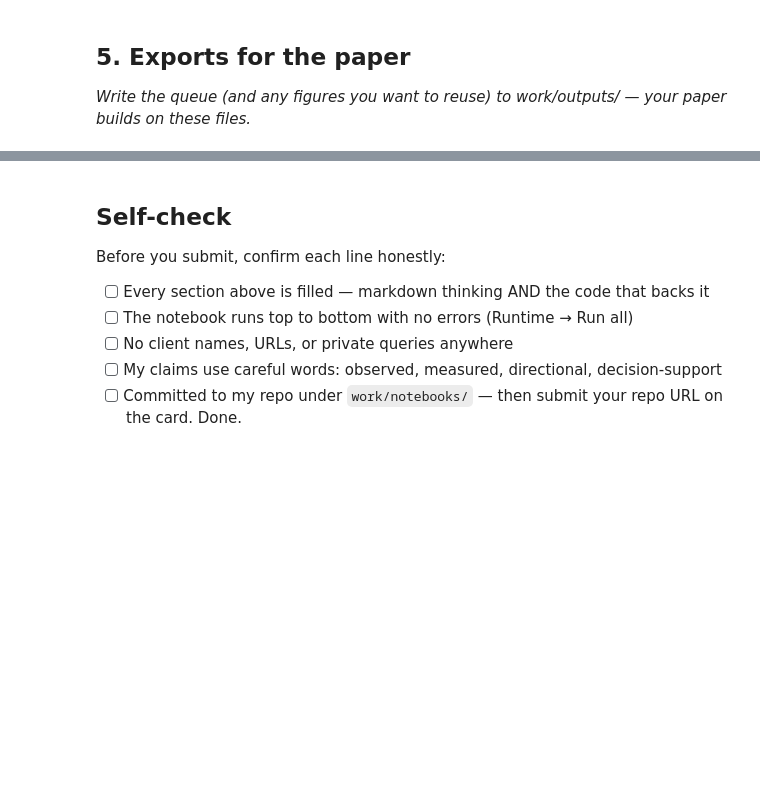
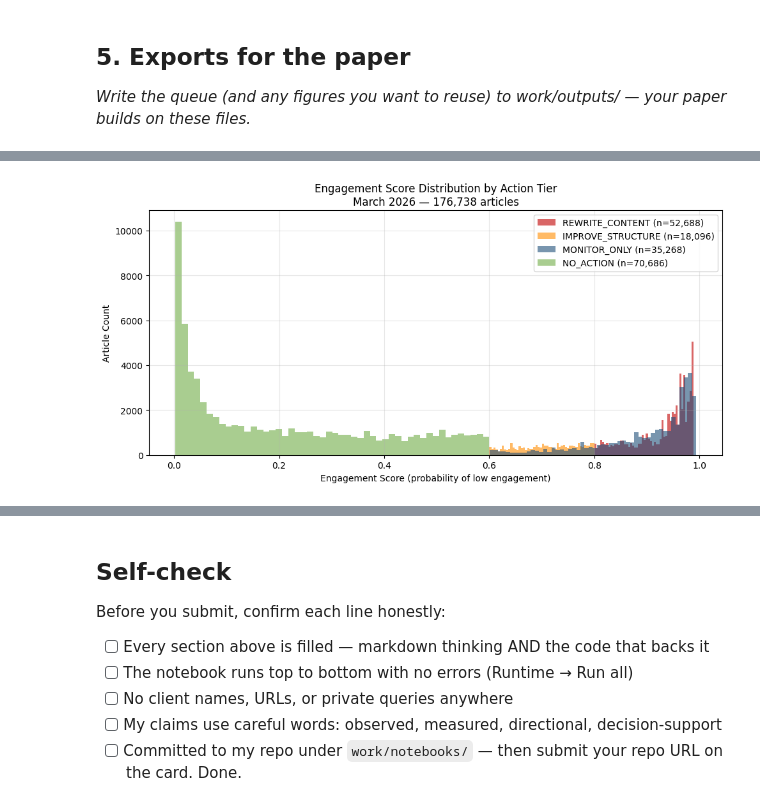
Before and after one commit to sayuj5/flyrank-internship-ml, a Jupyter notebook: work/notebooks/w07_action_playbook.ipynb, the cells around one changed output, grey strips where cells are left out. Drawn from its saved outputs; the diff is of its cells as text; code cells hidden in the pictures; blank space fills up the shorter version.

Commit message:
Add W07 action playbook notebook - engagement prediction lane

```diff
--- a/work/notebooks/w07_action_playbook.ipynb
+++ b/work/notebooks/w07_action_playbook.ipynb
@@ -36,0 +9,15 @@ This skeleton is yours to fill. Work the sections **in order** — each one has
+# %%
+import subprocess, os
+from google.colab import userdata
+
+if not os.path.exists('/content/flyrank-internship-ml'):
+    subprocess.run(['git', 'clone', 'https://github.com/sayuj5/flyrank-internship-ml.git'],
+                   capture_output=True, text=True)
+    print("Repo cloned")
+else:
+    print("Repo already exists")
+
+import huggingface_hub
+token = userdata.get('HF_TOKEN')
+huggingface_hub.login(token=token, add_to_git_credential=False)
+print("HF login done")
@@ -43,0 +433,70 @@ This skeleton is yours to fill. Work the sections **in order** — each one has
+# %%
+import matplotlib.pyplot as plt
+import json
+
+os.makedirs('/content/flyrank-internship-ml/work/outputs', exist_ok=True)
+os.makedirs('/content/flyrank-internship-ml/work/figures', exist_ok=True)
+
+# Export ranked queue CSV
+queue_cols = ['client_hash_id', 'content_hash_id', 'impressions', 'clicks',
+              'avg_position', 'engaged_sessions', 'scroll_events', 'days_active',
+              'engagement_score', 'action_label', 'reason_code', 'rank']
+queue_path = '/content/flyrank-internship-ml/work/outputs/w07_action_queue.csv'
+model_df[queue_cols].to_csv(queue_path, index=False)
+print(f"✓ Queue exported: {queue_path} ({len(model_df):,} rows)")
+
+# Figure 1: Score distribution by action tier
+fig, ax = plt.subplots(figsize=(10, 5))
+colors = {'REWRITE_CONTENT': '#C00000', 'IMPROVE_STRUCTURE': '#FF8C00',
+          'MONITOR_ONLY': '#1F4E79', 'NO_ACTION': '#70AD47'}
+for action, color in colors.items():
+    subset = model_df[model_df['action_label'] == action]['engagement_score']
+    ax.hist(subset, bins=50, alpha=0.6, color=color, label=f"{action} (n={len(subset):,})")
+ax.set_xlabel('Engagement Score (probability of low engagement)')
+ax.set_ylabel('Article Count')
+ax.set_title('Engagement Score Distribution by Action Tier\nMarch 2026 — 176,738 articles')
+ax.legend()
+ax.grid(alpha=0.3)
+plt.tight_layout()
+fig1_path = '/content/flyrank-internship-ml/work/figures/w07_score_distribution.png'
+plt.savefig(fig1_path, dpi=150, bbox_inches='tight')
+plt.show()
+print(f"✓ Figure saved: {fig1_path}")
+
+# Figure 2: Action tier by position bucket
+fig2, ax2 = plt.subplots(figsize=(10, 5))
+bins = [0, 5, 10, 20, 50, float('inf')]
+labels = ['1-5', '6-10', '11-20', '21-50', '50+']
+model_df['pos_bucket'] = pd.cut(model_df['avg_position'], bins=bins, labels=labels)
+pivot = model_df.groupby(['pos_bucket', 'action_label'], observed=True).size().unstack(fill_value=0)
+pivot.plot(kind='bar', ax=ax2, color=list(colors.values()), alpha=0.8)
+ax2.set_xlabel('Average Position Bucket')
+ax2.set_ylabel('Article Count')
+ax2.set_title('Action Tier by Search Position\nMarch 2026')
+ax2.legend(title='Action')
+ax2.tick_params(axis='x', rotation=0)
+ax2.grid(alpha=0.3, axis='y')
+plt.tight_layout()
+fig2_path = '/content/flyrank-internship-ml/work/figures/w07_action_by_position.png'
+plt.savefig(fig2_path, dpi=150, bbox_inches='tight')
+plt.show()
+print(f"✓ Figure saved: {fig2_path}")
+
+# Export playbook metrics JSON
+playbook_metrics = {
+    "month": "2026-03",
+    "total_articles": len(model_df),
+    "action_counts": model_df['action_label'].value_counts().to_dict(),
+    "action_rates": (model_df['action_label'].value_counts() / len(model_df)).round(3).to_dict(),
+    "mean_engagement_score": round(float(model_df['engagement_score'].mean()), 3),
+    "model_auc_random": 0.923,
+    "model_auc_grouped": 0.936,
+    "features_used": FEATURES,
+    "leaky_features_removed": ["ctr", "clicks_per_day"],
+}
+metrics_path = '/content/flyrank-internship-ml/work/outputs/w07_playbook_metrics.json'
+with open(metrics_path, 'w') as f:
+    json.dump(playbook_metrics, f, indent=2)
+print(f"✓ Metrics saved: {metrics_path}")
+print(json.dumps(playbook_metrics, indent=2))
+# %% [output]
@@ -43,0 +504 @@ This skeleton is yours to fill. Work the sections **in order** — each one has
+[figure, added]
```
Also changed, not shown: parts of 21 cells of this notebook.
